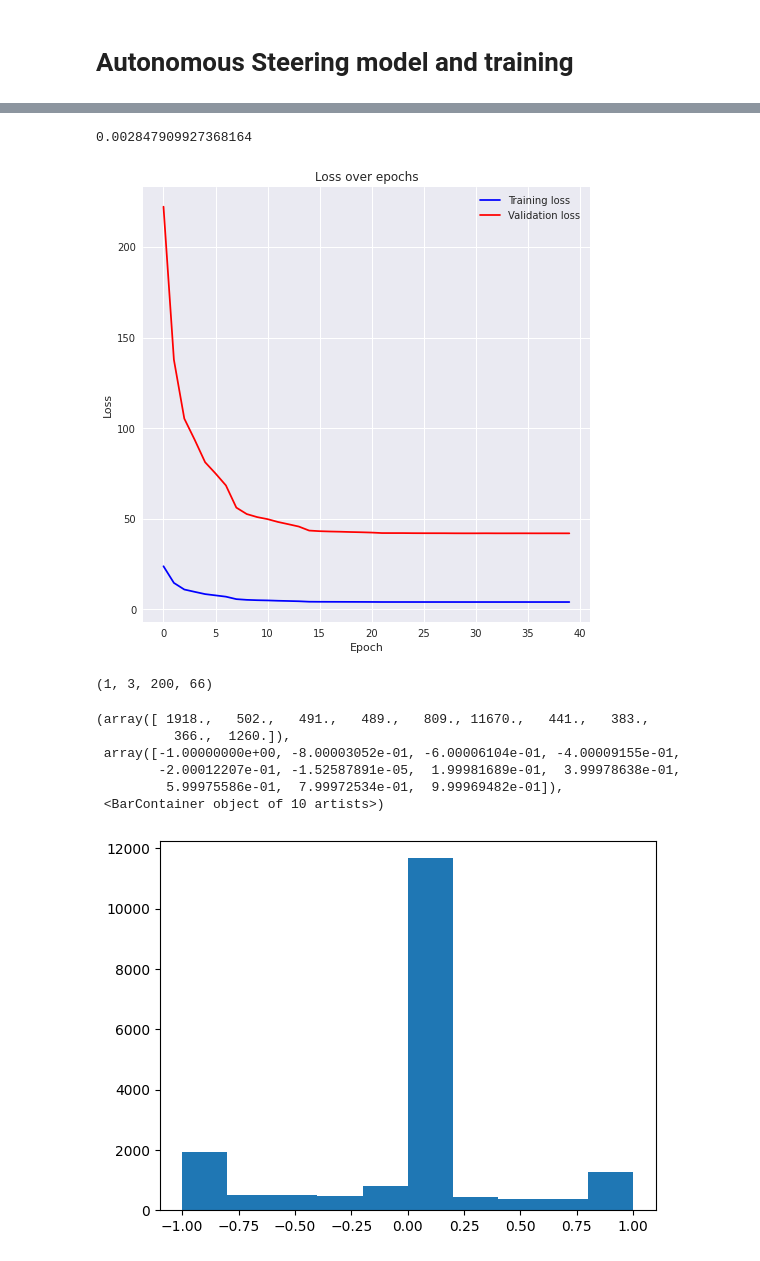
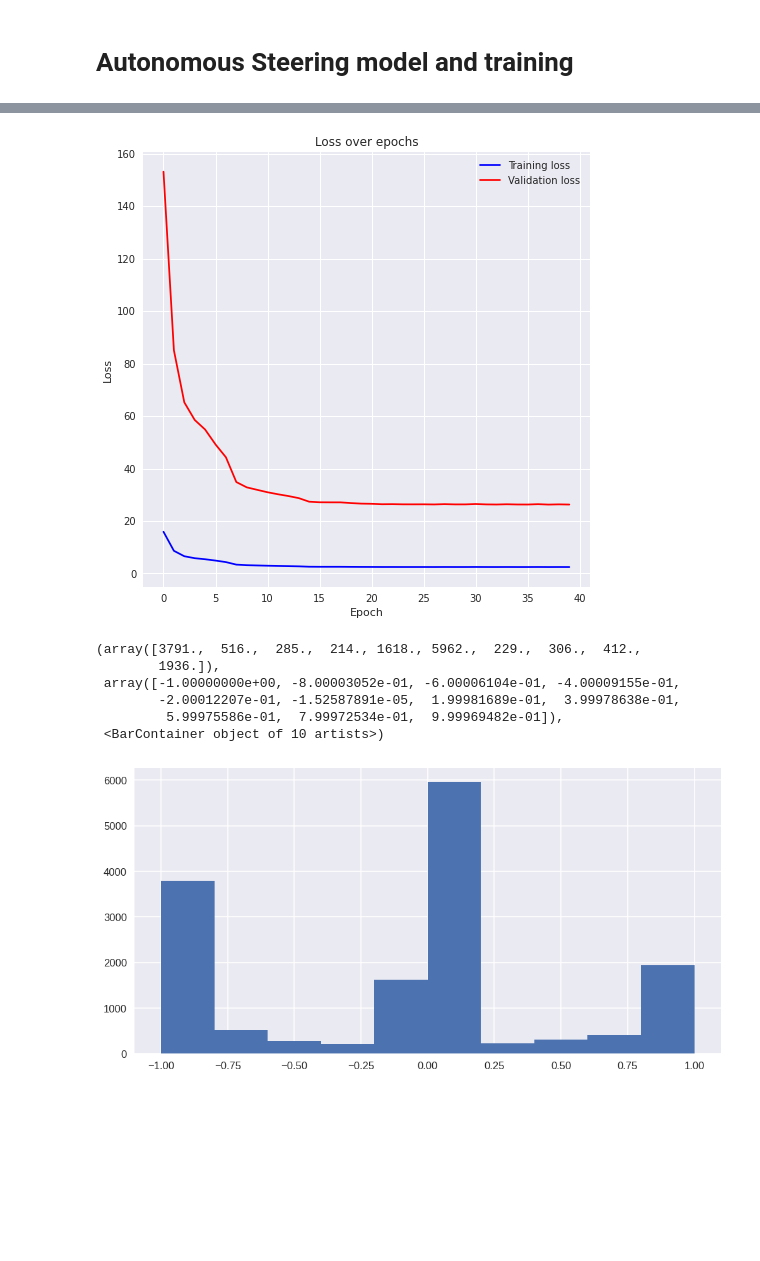
Before and after one commit to GabrielDornelles/MK7-AutoPilot, a Jupyter notebook: mk7_auto_pilot.ipynb, the cells around one changed output, grey strips where cells are left out. Saved outputs shown, nothing was run; the diff lists cells and outputs as text; code cells hidden in the pictures; blank space fills up the shorter version.

Commit message:
mk8 version, steering inputs wip

```diff
--- a/mk7_auto_pilot.ipynb
+++ b/mk7_auto_pilot.ipynb
@@ -70,7 +65,7 @@ from sklearn import model_selection
 from sklearn import metrics
 batch_size = 128
 resize = (66,200)
-DATA_DIR = "/home/gabriel/Área de Trabalho/mk7_dataset-roi"
+DATA_DIR = "/home/gabriel/Área de Trabalho/mk8_dataset-roi"
 image_files = glob.glob(os.path.join(DATA_DIR, "*.png"))
 targets_orig = [eval(x.split("/")[-1][:-4].split("-hash_")[0]) for x in image_files] #list of lists containing the relevant list in the filename for each image
 
@@ -86,7 +81,7 @@ train_dataset = ClassificationDataset(
 train_loader = torch.utils.data.DataLoader(
     train_dataset,
     batch_size=batch_size,
-    num_workers=4,
+    num_workers=1,
     shuffle=True,
 )
 
@@ -99,7 +94,7 @@ test_dataset = ClassificationDataset(
 test_loader = torch.utils.data.DataLoader(
     test_dataset,
     batch_size=batch_size,
-    num_workers=4,
+    num_workers=1,
     shuffle=False,
 )
 
@@ -258,12 +245,5 @@ end = time.time()
-# %%
-end - start
-# %% [output]
-0.002847909927368164
 # %%
-import matplotlib.pyplot as plt
-import numpy as np
-
-def plot_losses(train_losses, valid_losses):
+def plot_losses(train_losses:list, valid_losses:list):
     plt.style.use('seaborn')
     train_losses = np.array(train_losses)
     valid_losses = np.array(valid_losses)
@@ -279,41 +259,17 @@ def plot_losses(train_losses, valid_losses):
 
 plot_losses(train_losses, val_losses)
 # %% [output]
-[figure, old version]
+[figure, new version]
-# %%
-path = "/home/gabriel/Área de Trabalho/mk7_dataset/[0.0341796875, -0.06756591796875, 1, 0, 0]-hash_3a202463-d706-42f4-bb40-30bb5042a8ff.png"
-image = np.array(cv2.imread(path))
-image = Image.fromarray(np.uint8(image)).convert('RGB')
-#image = Image.open(path).convert("RGB")
-mean = (0.485, 0.456, 0.406)
-std = (0.229, 0.224, 0.225)
-aug = albumentations.Compose(
-            [
-                albumentations.Normalize(
-                    mean, std, max_pixel_value=255.0, always_apply=True)
-            ]
-        )
-image = image.resize(
-    resize, resample=Image.BILINEAR
-)
-
-image = np.array(image)
-augmented = aug(image=image)
-image = augmented["image"]
-image = np.transpose(image, (2, 0, 1)).astype(np.float32)
-image = image[None,:,:,:]
-image.shape
-# %% [output]
-(1, 3, 200, 66)
 # %%
 steering_data = [x[0] for x in targets_orig]
-steering_data
+figure(figsize=(10, 5), dpi=120)
+plt.style.use('seaborn')
 plt.hist(steering_data)
 # %% [output]
-(array([ 1918.,   502.,   491.,   489.,   809., 11670.,   441.,   383.,
-          366.,  1260.]),
+(array([3791.,  516.,  285.,  214., 1618., 5962.,  229.,  306.,  412.,
+        1936.]),
  array([-1.00000000e+00, -8.00003052e-01, -6.00006104e-01, -4.00009155e-01,
         -2.00012207e-01, -1.52587891e-05,  1.99981689e-01,  3.99978638e-01,
          5.99975586e-01,  7.99972534e-01,  9.99969482e-01]),
  <BarContainer object of 10 artists>)
-[figure, old version]
+[figure, new version]
```
Also changed, not shown: parts of 9 cells of this notebook, 1 other file.
